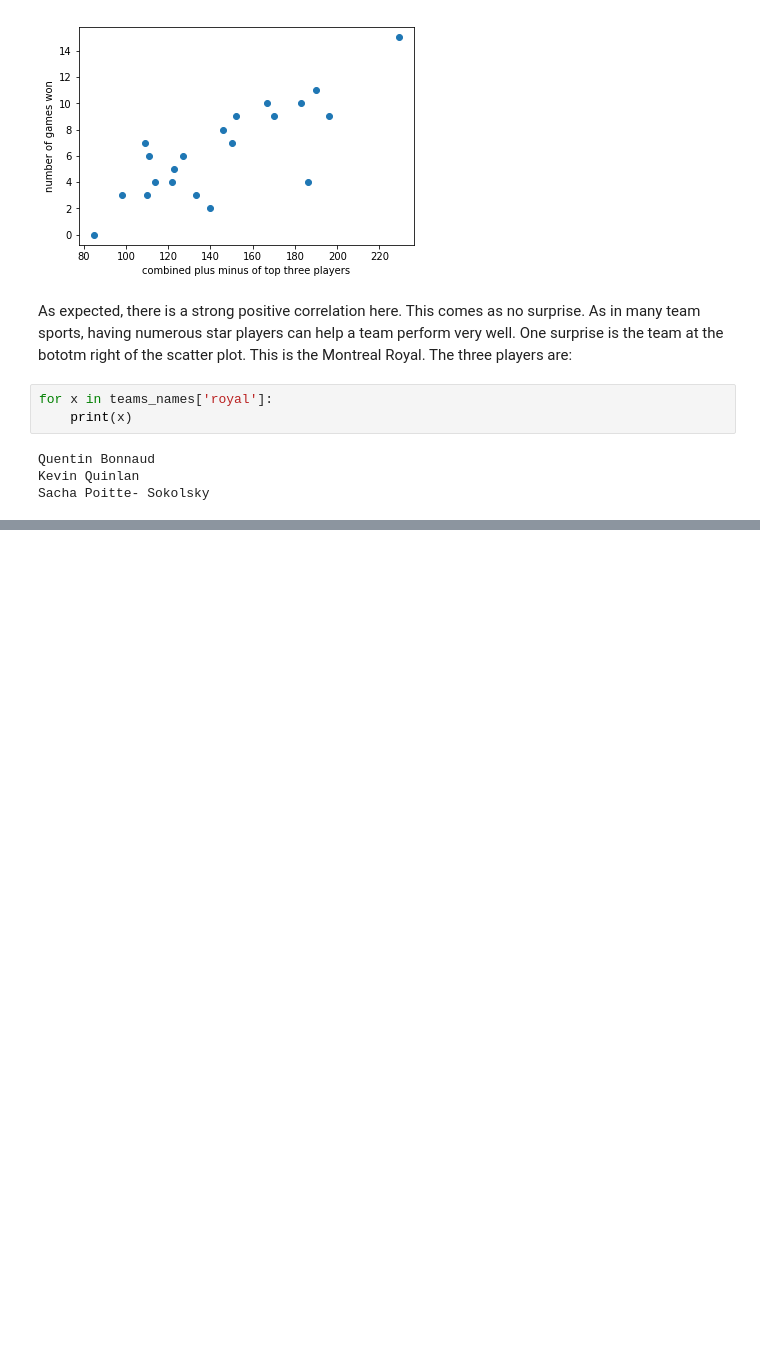
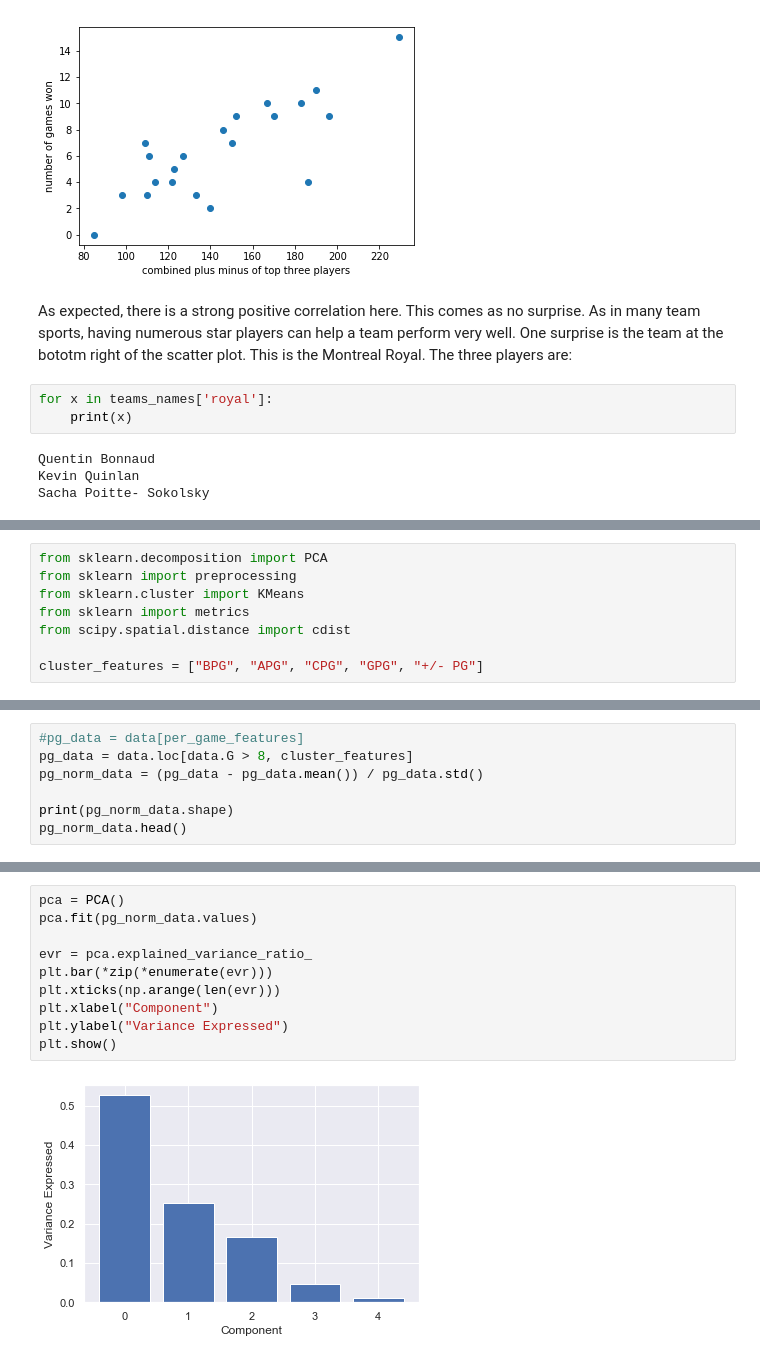
Before and after one commit to Samcfuchs/2950, a Jupyter notebook: notebooks/main.ipynb, the cells around one changed output, grey strips where cells are left out. Drawn from its saved outputs; the diff is of its cells as text; blank space fills up the shorter version.

```diff
--- a/notebooks/main.ipynb
+++ b/notebooks/main.ipynb
@@ -328,0 +333,8 @@ Althoug they have the 4th highest combined plus minus, the royal only won 4 game
+# %%
+from sklearn.decomposition import PCA
+from sklearn import preprocessing
+from sklearn.cluster import KMeans
+from sklearn import metrics
+from scipy.spatial.distance import cdist
+
+cluster_features = ["BPG", "APG", "CPG", "GPG", "+/- PG"]
@@ -328,0 +347,7 @@ Althoug they have the 4th highest combined plus minus, the royal only won 4 game
+# %%
+#pg_data = data[per_game_features]
+pg_data = data.loc[data.G > 8, cluster_features]
+pg_norm_data = (pg_data - pg_data.mean()) / pg_data.std()
+
+print(pg_norm_data.shape)
+pg_norm_data.head()
@@ -328,0 +362,12 @@ Althoug they have the 4th highest combined plus minus, the royal only won 4 game
+# %%
+pca = PCA()
+pca.fit(pg_norm_data.values)
+
+evr = pca.explained_variance_ratio_
+plt.bar(*zip(*enumerate(evr)))
+plt.xticks(np.arange(len(evr)))
+plt.xlabel("Component")
+plt.ylabel("Variance Expressed")
+plt.show()
+# %% [output]
+[figure, added]
```
Also changed, not shown: parts of 20 cells of this notebook.
